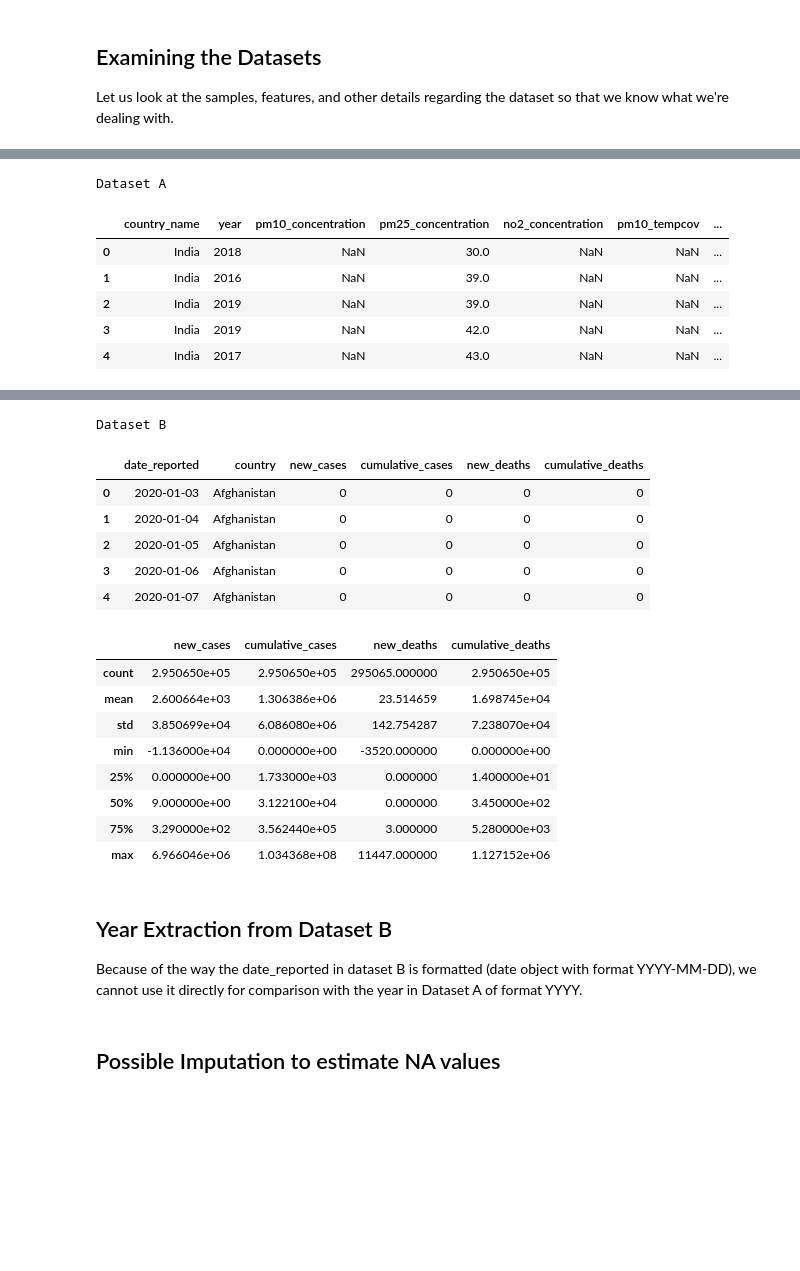
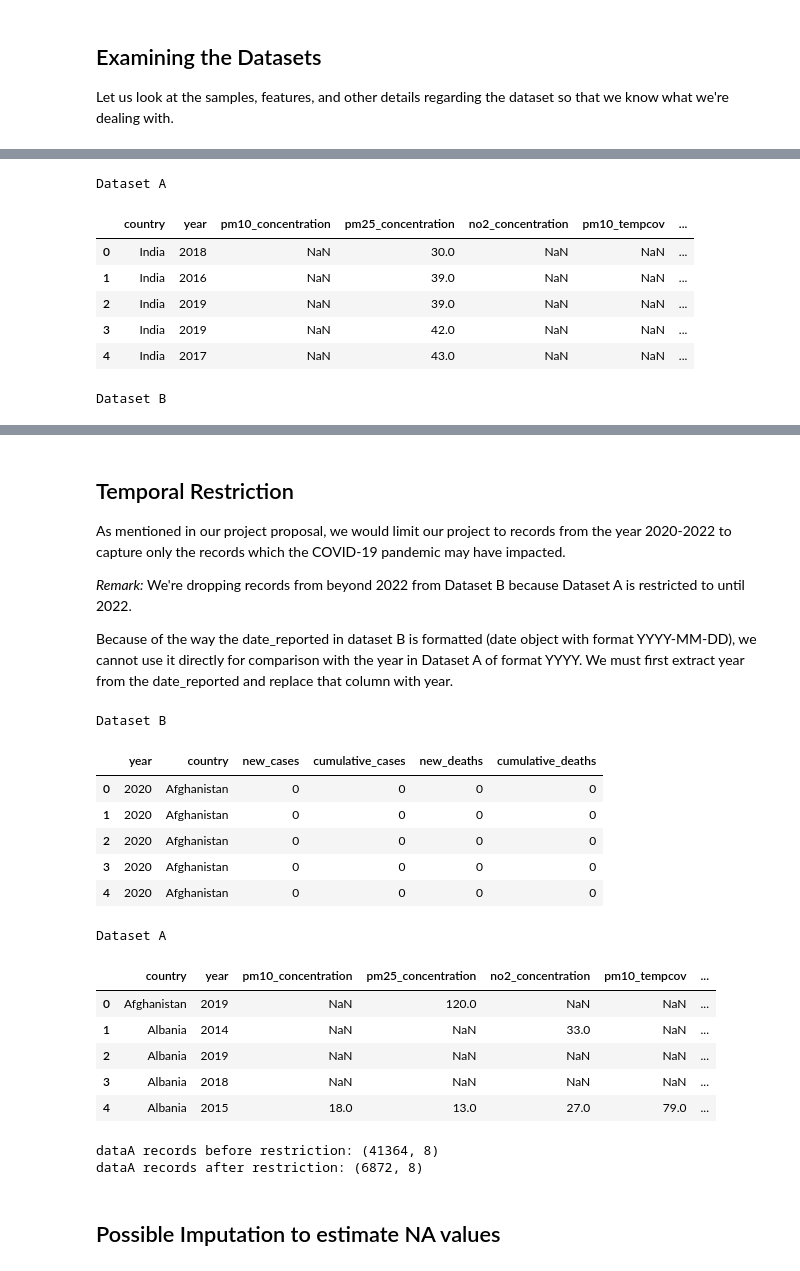
Before and after one commit to YSHebron/cs180-final-project, a Jupyter notebook: cs180-final-project.ipynb, the cells around one changed output, grey strips where cells are left out. Saved outputs shown, nothing was run; the diff lists cells and outputs as text; code cells hidden in the pictures; blank space fills up the shorter version.

```diff
--- a/cs180-final-project.ipynb
+++ b/cs180-final-project.ipynb
@@ -133,28 +132,32 @@ Note that explicitly printing the labels shows that there's no abnormality with
 We shall now drop these features:
 # %%
 # Dropping columns from Dataset A
-dataA.drop(['who_region', 'iso3', 'city', 'version', 'reference', 'web_link', 'population_source', 'who_ms'], axis=1, inplace=True)
+dataA.drop(['who_region', 'iso3', 'city', 'version', 'type_of_stations',
+            'reference', 'web_link', 'population', 'population_source',
+            'latitude', 'longitude', 'who_ms'], axis=1, inplace=True)
 # Dropping columns from Dataset B
 dataB.drop(['Country_code', 'WHO_region'], axis=1, inplace=True)
 
 # Converting all of Dataset B's features to lowercase
 newLabels = []
 for label in dataB.columns:
     newLabels.append(label.lower())
 dataB.columns = newLabels
 
+# Also convert country_name label to country
+dataA.rename(columns={'country_name':'country'},inplace=True)
+
 # Checking Dataset A and B state
 print("Dataset A")
 dataA.head()
-dataA.describe()
 print("Dataset B")
 dataB.head()
-dataB.describe()
 # %% [output]
 Dataset A
-|  | country_name | year | pm10_concentration | pm25_concentration | no2_concentration | pm10_tempcov | ... |
+|  | country | year | pm10_concentration | pm25_concentration | no2_concentration | pm10_tempcov | ... |
 | 0 | India | 2018 | NaN | 30.0 | NaN | NaN | ... |
 | 1 | India | 2016 | NaN | 39.0 | NaN | NaN | ... |
 | 2 | India | 2019 | NaN | 39.0 | NaN | NaN | ... |
 | 3 | India | 2019 | NaN | 42.0 | NaN | NaN | ... |
 | 4 | India | 2017 | NaN | 43.0 | NaN | NaN | ... |
+Dataset B
@@ -170,22 +170,51 @@ Dataset A
-Dataset B
-|  | date_reported | country | new_cases | cumulative_cases | new_deaths | cumulative_deaths |
-| 0 | 2020-01-03 | Afghanistan | 0 | 0 | 0 | 0 |
-| 1 | 2020-01-04 | Afghanistan | 0 | 0 | 0 | 0 |
-| 2 | 2020-01-05 | Afghanistan | 0 | 0 | 0 | 0 |
-| 3 | 2020-01-06 | Afghanistan | 0 | 0 | 0 | 0 |
-| 4 | 2020-01-07 | Afghanistan | 0 | 0 | 0 | 0 |
-|  | new_cases | cumulative_cases | new_deaths | cumulative_deaths |
-| count | 2.950650e+05 | 2.950650e+05 | 295065.000000 | 2.950650e+05 |
-| mean | 2.600664e+03 | 1.306386e+06 | 23.514659 | 1.698745e+04 |
-| std | 3.850699e+04 | 6.086080e+06 | 142.754287 | 7.238070e+04 |
-| min | -1.136000e+04 | 0.000000e+00 | -3520.000000 | 0.000000e+00 |
-| 25% | 0.000000e+00 | 1.733000e+03 | 0.000000 | 1.400000e+01 |
-| 50% | 9.000000e+00 | 3.122100e+04 | 0.000000 | 3.450000e+02 |
-| 75% | 3.290000e+02 | 3.562440e+05 | 3.000000 | 5.280000e+03 |
-| max | 6.966046e+06 | 1.034368e+08 | 11447.000000 | 1.127152e+06 |
 # %% [markdown]
-## Year Extraction from Dataset B
-Because of the way the date_reported in dataset B is formatted (date object with format YYYY-MM-DD), we cannot use it directly for comparison with the year in Dataset A of format YYYY.
+## Temporal Restriction
+As mentioned in our project proposal, we would limit our project to records from the year 2020-2022 to capture only the records which the COVID-19 pandemic may have impacted.
+
+*Remark:* We're dropping records from beyond 2022 from Dataset B because Dataset A is restricted to until 2022.
+
+Because of the way the date_reported in dataset B is formatted (date object with format YYYY-MM-DD), we cannot use it directly for comparison with the year in Dataset A of format YYYY. We must first extract year from the date_reported and replace that column with year.
+# %%
+# Replaced date_reported with Year
+dataB['date_reported'] = pd.to_datetime(dataB['date_reported'])
+dataB['year'] = dataB['date_reported'].dt.year
+del dataB['date_reported']
+cols = dataB.columns.tolist()
+cols = cols[-1:] + cols[:-1]
+dataB = dataB[cols]
+print('Dataset B')
+dataB.head()
+# %% [output]
+Dataset B
+|  | year | country | new_cases | cumulative_cases | new_deaths | cumulative_deaths |
+| 0 | 2020 | Afghanistan | 0 | 0 | 0 | 0 |
+| 1 | 2020 | Afghanistan | 0 | 0 | 0 | 0 |
+| 2 | 2020 | Afghanistan | 0 | 0 | 0 | 0 |
+| 3 | 2020 | Afghanistan | 0 | 0 | 0 | 0 |
+| 4 | 2020 | Afghanistan | 0 | 0 | 0 | 0 |
+# %%
+# Aux: Sort dataset by country name
+dataA.sort_values('country', ascending=True, inplace=True)
+dataA.reset_index(drop=True, inplace=True)
+print('Dataset A')
+dataA.head()
+# %% [output]
+Dataset A
+|  | country | year | pm10_concentration | pm25_concentration | no2_concentration | pm10_tempcov | ... |
+| 0 | Afghanistan | 2019 | NaN | 120.0 | NaN | NaN | ... |
+| 1 | Albania | 2014 | NaN | NaN | 33.0 | NaN | ... |
+| 2 | Albania | 2019 | NaN | NaN | NaN | NaN | ... |
+| 3 | Albania | 2018 | NaN | NaN | NaN | NaN | ... |
+| 4 | Albania | 2015 | 18.0 | 13.0 | 27.0 | 79.0 | ... |
+# %%
+# Dropping records from both Dataset A and B that were taken from before 2020 and beyond 2023.
+print("dataA records before restriction:", dataA.shape)
+dataA = dataA[(dataA['year'] >= 2020) & (dataA['year'] <= 2022)]
+print("dataA records after restriction:", dataA.shape)
+dataA.reset_index(drop=True, inplace=True)
+# %% [output]
+dataA records before restriction: (41364, 8)
+dataA records after restriction: (6872, 8)
 # %% [markdown]
 ## Possible Imputation to estimate NA values
 # %%
```
Also changed, not shown: parts of 10 cells of this notebook.
